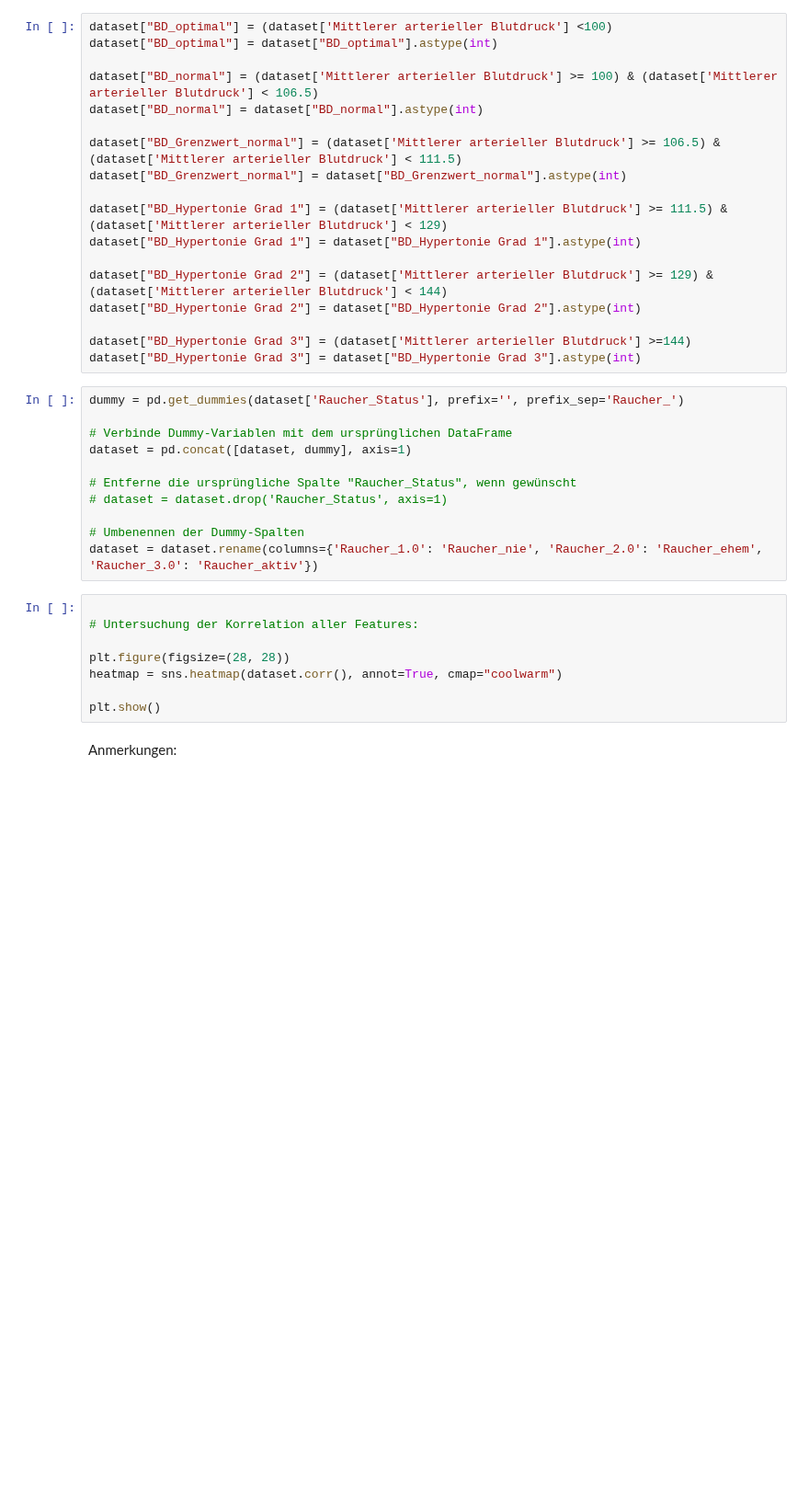
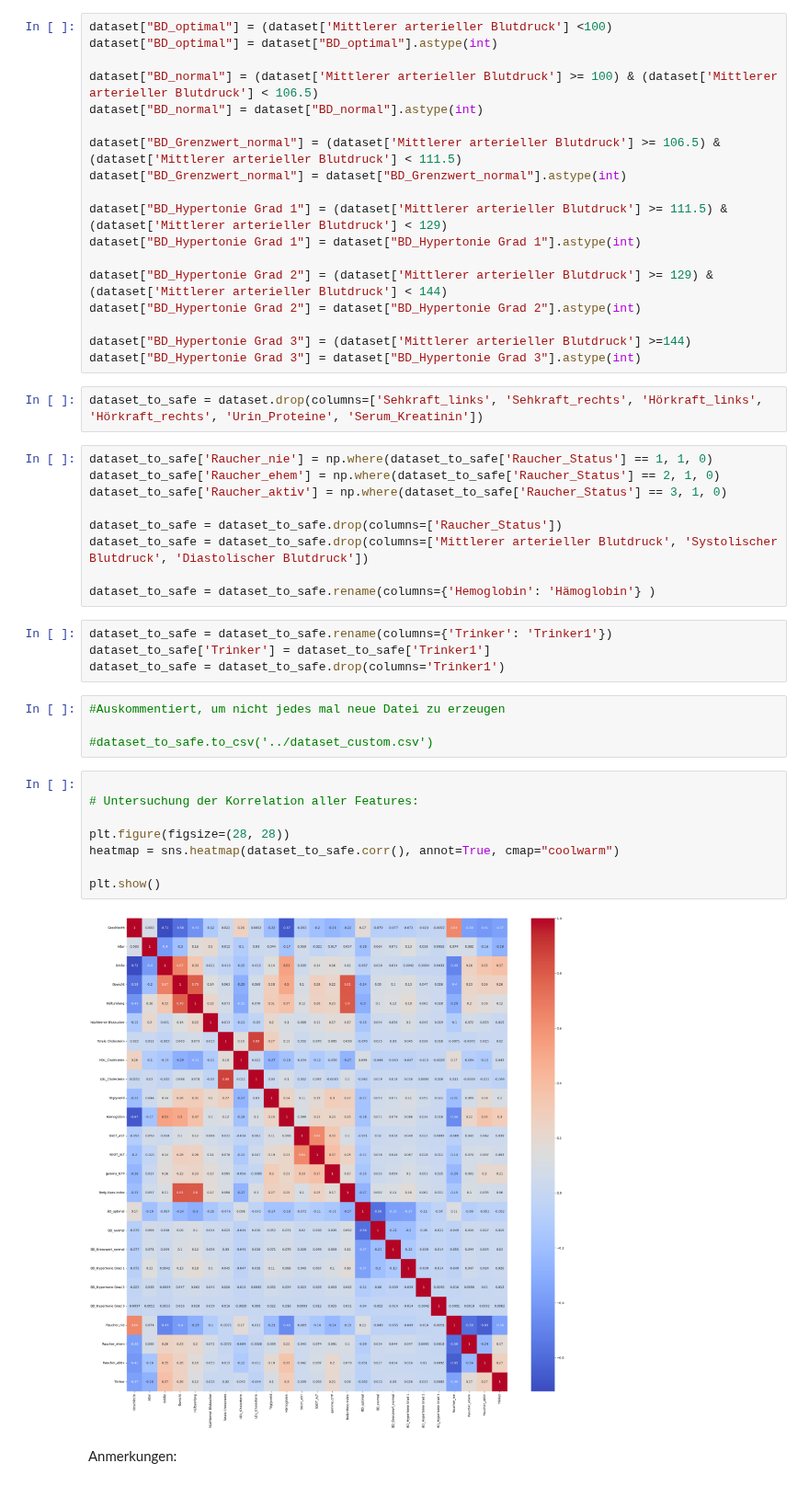
Before and after one commit to SebastianGrab/DataAnalyticsWS23-24, a Jupyter notebook: Projektarbeit/Projektarbeit_Grab_Klöble_Ricker.ipynb, the cells around one changed output. Shown at 92% size. Cells and saved outputs as stored; diff of their text form; blank space fills up the shorter version.

```diff
--- a/Projektarbeit/Projektarbeit_Grab_Klöble_Ricker.ipynb
+++ b/Projektarbeit/Projektarbeit_Grab_Klöble_Ricker.ipynb
@@ -228,24 +261,34 @@ dataset["BD_Hypertonie Grad 2"] = dataset["BD_Hypertonie Grad 2"].astype(int)
 
 dataset["BD_Hypertonie Grad 3"] = (dataset['Mittlerer arterieller Blutdruck'] >=144)
 dataset["BD_Hypertonie Grad 3"] = dataset["BD_Hypertonie Grad 3"].astype(int)
-# %%
-dummy = pd.get_dummies(dataset['Raucher_Status'], prefix='', prefix_sep='Raucher_')
-
-# Verbinde Dummy-Variablen mit dem ursprünglichen DataFrame
-dataset = pd.concat([dataset, dummy], axis=1)
-
-# Entferne die ursprüngliche Spalte "Raucher_Status", wenn gewünscht
-# dataset = dataset.drop('Raucher_Status', axis=1)
-
-# Umbenennen der Dummy-Spalten
-dataset = dataset.rename(columns={'Raucher_1.0': 'Raucher_nie', 'Raucher_2.0': 'Raucher_ehem', 'Raucher_3.0': 'Raucher_aktiv'})
+# %%
+dataset_to_safe = dataset.drop(columns=['Sehkraft_links', 'Sehkraft_rechts', 'Hörkraft_links', 'Hörkraft_rechts', 'Urin_Proteine', 'Serum_Kreatinin'])
+# %%
+dataset_to_safe['Raucher_nie'] = np.where(dataset_to_safe['Raucher_Status'] == 1, 1, 0)
+dataset_to_safe['Raucher_ehem'] = np.where(dataset_to_safe['Raucher_Status'] == 2, 1, 0)
+dataset_to_safe['Raucher_aktiv'] = np.where(dataset_to_safe['Raucher_Status'] == 3, 1, 0)
+
+dataset_to_safe = dataset_to_safe.drop(columns=['Raucher_Status'])
+dataset_to_safe = dataset_to_safe.drop(columns=['Mittlerer arterieller Blutdruck', 'Systolischer Blutdruck', 'Diastolischer Blutdruck'])
+
+dataset_to_safe = dataset_to_safe.rename(columns={'Hemoglobin': 'Hämoglobin'} )
+# %%
+dataset_to_safe = dataset_to_safe.rename(columns={'Trinker': 'Trinker1'})
+dataset_to_safe['Trinker'] = dataset_to_safe['Trinker1']
+dataset_to_safe = dataset_to_safe.drop(columns='Trinker1')
+# %%
+#Auskommentiert, um nicht jedes mal neue Datei zu erzeugen
+
+#dataset_to_safe.to_csv('../dataset_custom.csv')
 # %%
 
 # Untersuchung der Korrelation aller Features:
 
 plt.figure(figsize=(28, 28))
-heatmap = sns.heatmap(dataset.corr(), annot=True, cmap="coolwarm")
+heatmap = sns.heatmap(dataset_to_safe.corr(), annot=True, cmap="coolwarm")
 
 plt.show()
+# %% [output]
+[figure, added]
 # %% [markdown]
 Anmerkungen:
```
Also changed, not shown: parts of 7 cells of this notebook, 2 other files.
